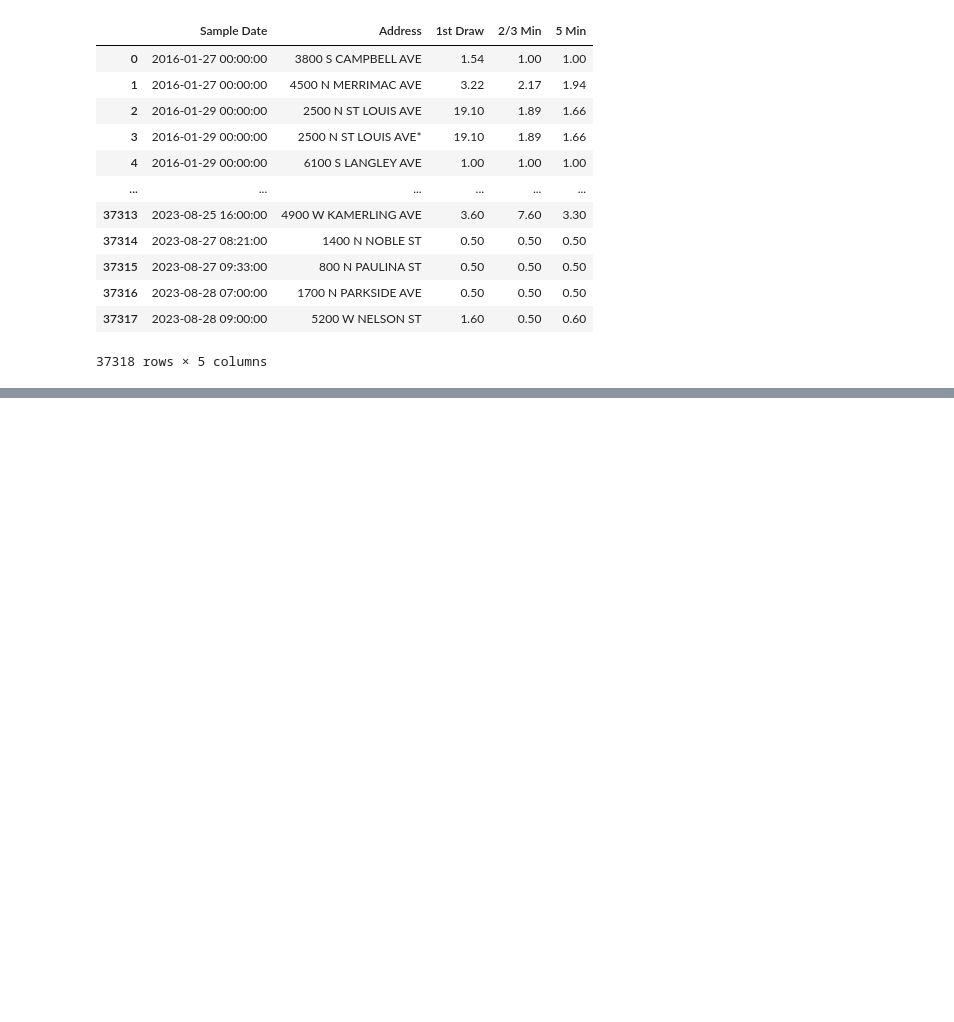
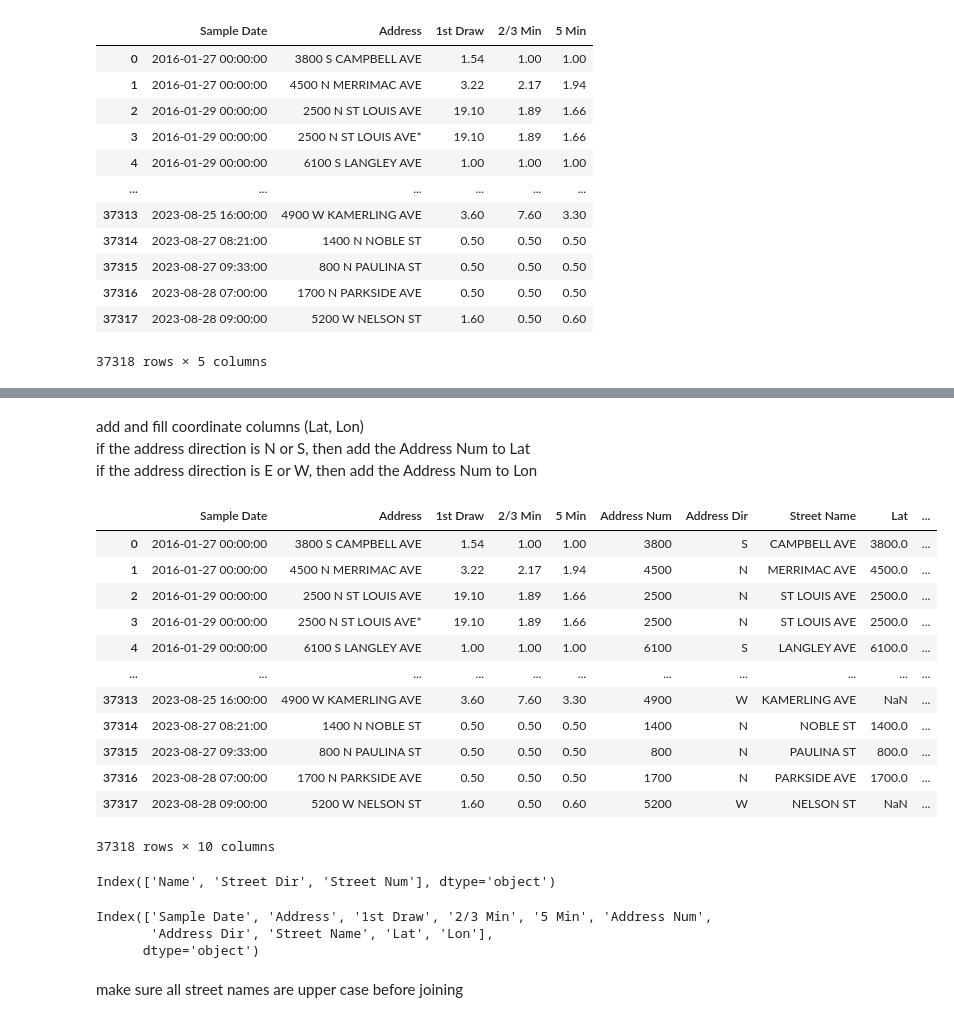
Before and after one commit to ebugarin/Chicago-Water-Lead-Levels-Analyzation, a Jupyter notebook: data_analysis.ipynb, the cells around one changed output, grey strips where cells are left out. Cells and saved outputs as stored; diff of their text form; code cells hidden in the pictures; blank space fills up the shorter version.

Commit message:
added GPS coordinates - tz

```diff
--- a/data_analysis.ipynb
+++ b/data_analysis.ipynb
@@ -113,0 +137,5 @@ df
+# %%
+# Replace 'XX' with '00', then replace 'X' with '0', and extract street numbers
+df['Address Num'] = df['Address'].str.replace('XX', '00').str.replace('X', '0').str.extract(r'(\d+)').fillna(0).astype(int)
+
+df
@@ -113,0 +156,8 @@ df
+# %%
+# Extract the direction (N, S, E, W) from the 'Address' column
+df['Address Dir'] = df['Address'].str.extract(r'\s([NSEW])\s')
+
+# If the 'Address Dir' column contains any NaN values, fill them with an empty string
+df['Address Dir'].fillna('', inplace=True)
+
+df
@@ -113,0 +180,7 @@ df
+# %%
+# Extract the street name from the 'Address' column
+df['Street Name'] = df['Address'].str.extract(r'[NSEW]\s(.+)$')
+# Remove the asterisk (*) at the end of street names
+df['Street Name'] = df['Street Name'].str.replace(r'\*$', '', regex=True)
+
+df
@@ -113,0 +201,37 @@ df
+# %% [markdown]
+add and fill coordinate columns (Lat, Lon)
+if the address direction is N or S, then add the Address Num to Lat
+if the address direction is E or W, then add the Address Num to Lon
+# %%
+# Add 'Lat' column
+df['Lat'] = df.apply(lambda row: int(row['Address Num']) if 'N' in row['Address Dir'] or 'S' in row['Address Dir'] else None, axis=1)
+
+# Add 'Lon' column
+df['Lon'] = df.apply(lambda row: int(row['Address Num']) if 'E' in row['Address Dir'] or 'W' in row['Address Dir'] else None, axis=1)
+df
+# %% [output]
+|  | Sample Date | Address | 1st Draw | 2/3 Min | 5 Min | Address Num | Address Dir | Street Name | Lat | ... |
+| 0 | 2016-01-27 00:00:00 | 3800 S CAMPBELL AVE | 1.54 | 1.00 | 1.00 | 3800 | S | CAMPBELL AVE | 3800.0 | ... |
+| 1 | 2016-01-27 00:00:00 | 4500 N MERRIMAC AVE | 3.22 | 2.17 | 1.94 | 4500 | N | MERRIMAC AVE | 4500.0 | ... |
+| 2 | 2016-01-29 00:00:00 | 2500 N ST LOUIS AVE | 19.10 | 1.89 | 1.66 | 2500 | N | ST LOUIS AVE | 2500.0 | ... |
+| 3 | 2016-01-29 00:00:00 | 2500 N ST LOUIS AVE* | 19.10 | 1.89 | 1.66 | 2500 | N | ST LOUIS AVE | 2500.0 | ... |
+| 4 | 2016-01-29 00:00:00 | 6100 S LANGLEY AVE | 1.00 | 1.00 | 1.00 | 6100 | S | LANGLEY AVE | 6100.0 | ... |
+| ... | ... | ... | ... | ... | ... | ... | ... | ... | ... | ... |
+| 37313 | 2023-08-25 16:00:00 | 4900 W KAMERLING AVE | 3.60 | 7.60 | 3.30 | 4900 | W | KAMERLING AVE | NaN | ... |
+| 37314 | 2023-08-27 08:21:00 | 1400 N NOBLE ST | 0.50 | 0.50 | 0.50 | 1400 | N | NOBLE ST | 1400.0 | ... |
+| 37315 | 2023-08-27 09:33:00 | 800 N PAULINA ST | 0.50 | 0.50 | 0.50 | 800 | N | PAULINA ST | 800.0 | ... |
+| 37316 | 2023-08-28 07:00:00 | 1700 N PARKSIDE AVE | 0.50 | 0.50 | 0.50 | 1700 | N | PARKSIDE AVE | 1700.0 | ... |
+| 37317 | 2023-08-28 09:00:00 | 5200 W NELSON ST | 1.60 | 0.50 | 0.60 | 5200 | W | NELSON ST | NaN | ... |
+37318 rows × 10 columns
+# %%
+df_streets.columns
+# %% [output]
+Index(['Name', 'Street Dir', 'Street Num'], dtype='object')
+# %%
+df.columns
+# %% [output]
+Index(['Sample Date', 'Address', '1st Draw', '2/3 Min', '5 Min', 'Address Num',
+       'Address Dir', 'Street Name', 'Lat', 'Lon'],
+      dtype='object')
+# %% [markdown]
+make sure all street names are upper case before joining
```
Also changed, not shown: parts of 30 cells of this notebook, 4 other files.
